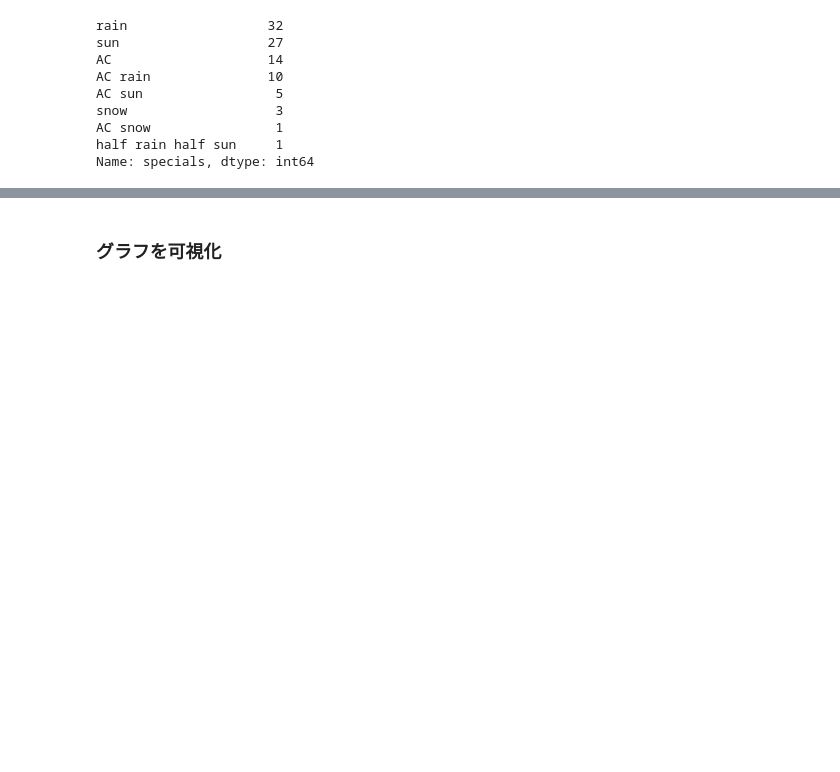
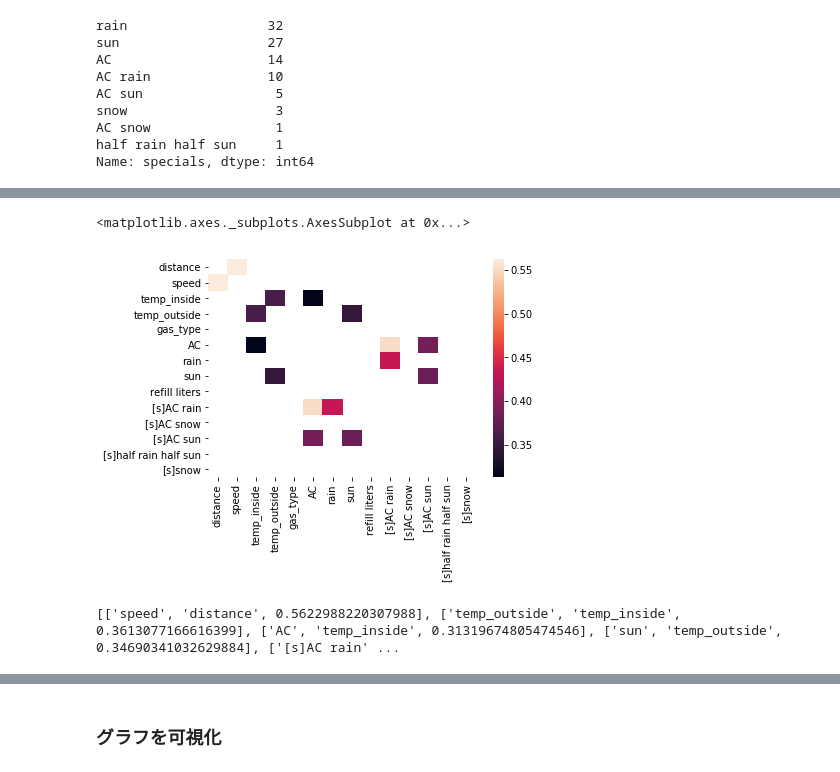
Before and after one commit to kusafusa-k/kaggle, a Jupyter notebook: Car_Fuel_Consumption/DAY2_work_草房慶.ipynb, the cells around one changed output, grey strips where cells are left out. Drawn from its saved outputs; the diff is of its cells as text; code cells hidden in the pictures; blank space fills up the shorter version.

```diff
--- a/Car_Fuel_Consumption/DAY2_work_草房慶.ipynb
+++ b/Car_Fuel_Consumption/DAY2_work_草房慶.ipynb
@@ -170,0 +203,6 @@ df_data = df_data.drop(['specials'], axis=1)
+# %%
+# 説明変数同士の相関を確認
+exp_corr = df_data.drop(['consume'], axis=1).corr()[(df_data.corr() >= 0.3) & (df_data.corr() != 1)]
+display(exp_corr)
+sns.heatmap(exp_corr)
+# %% [output]
@@ -170,0 +224,2 @@ df_data = df_data.drop(['specials'], axis=1)
+<matplotlib.axes._subplots.AxesSubplot at 0x...>
+[figure, added]
@@ -171,3 +240,36 @@ df_data = df_data.drop(['specials'], axis=1)
+# %%
+# TODO もっと良いやり方あると思う
+# 相関が強い説明変数を無相関化
+removed_na_exp_corr = []
+
+# Noneを取り除く
+for column in exp_corr.columns:
+    for i in exp_corr.index:
+        if exp_corr.notna().loc[i, column]:
+            removed_na_exp_corr.append([i, column, exp_corr.loc[i, column]])
+
+# 同じデータを取り除く
+tmp = []
+for i in range(len(removed_na_exp_corr) - 1):
+    for j in np.arange(i, len(removed_na_exp_corr)):
+        if (removed_na_exp_corr[i][0] == removed_na_exp_corr[j][1]) and (removed_na_exp_corr[i][1] == removed_na_exp_corr[j][0]):
+            tmp.append(removed_na_exp_corr[i])
+removed_na_exp_corr = tmp
+print(removed_na_exp_corr)
+
+# 上手くいかない！！！！！！
+# # 無相関化
+# tmp = []
+# for i in range(len(removed_na_exp_corr)):
+
+# #     print(df_data[removed_na_exp_corr[i][0]].values)
+# #     print(df_data[removed_na_exp_corr[i][1]].values)
+
+#     tmp = np.concatenate([df_data[removed_na_exp_corr[i][0]].values, df_data[removed_na_exp_corr[i][1]].values], axis=0)
+#     print(tmp)
+#     decorrelation_data(df_data[removed_na_exp_corr[i][0]])
+# %% [output]
+[['speed', 'distance', 0.5622988220307988], ['temp_outside', 'temp_inside', 0.3613077166616399], ['AC', 'temp_inside', 0.31319674805474546], ['sun', 'temp_outside', 0.34690341032629884], ['[s]AC rain' ...
 # %%
 # 欠損値確認
 df_data.isnull().sum()
```
Also changed, not shown: parts of 18 cells of this notebook.
